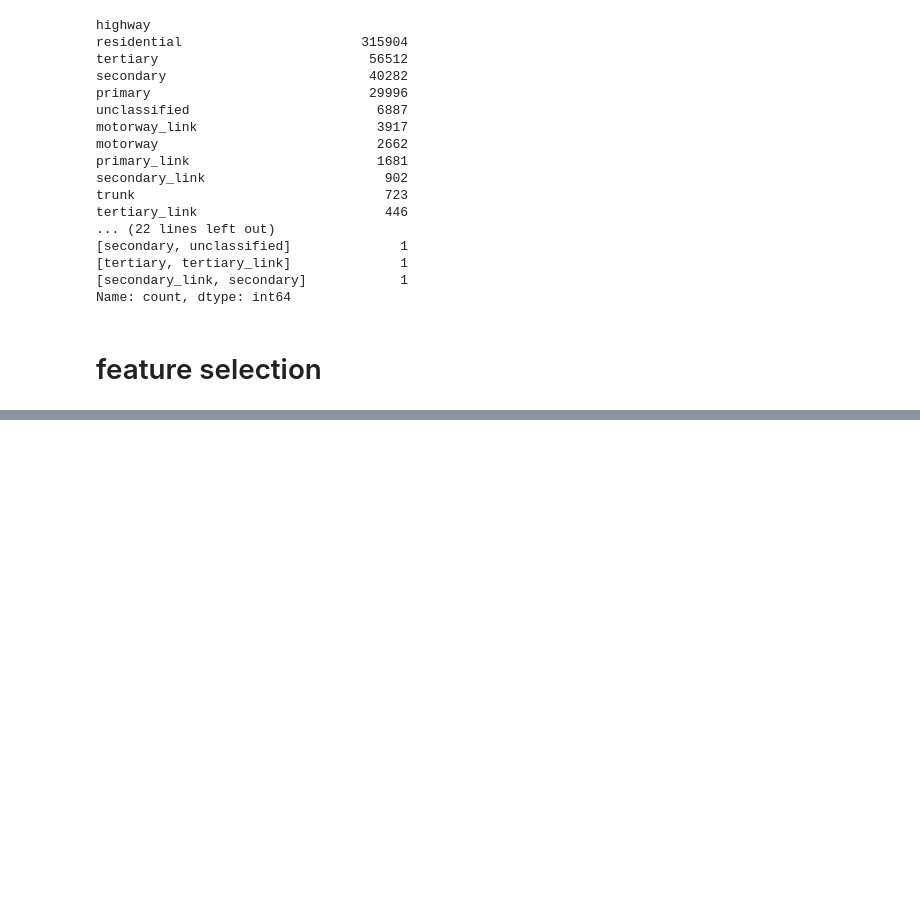
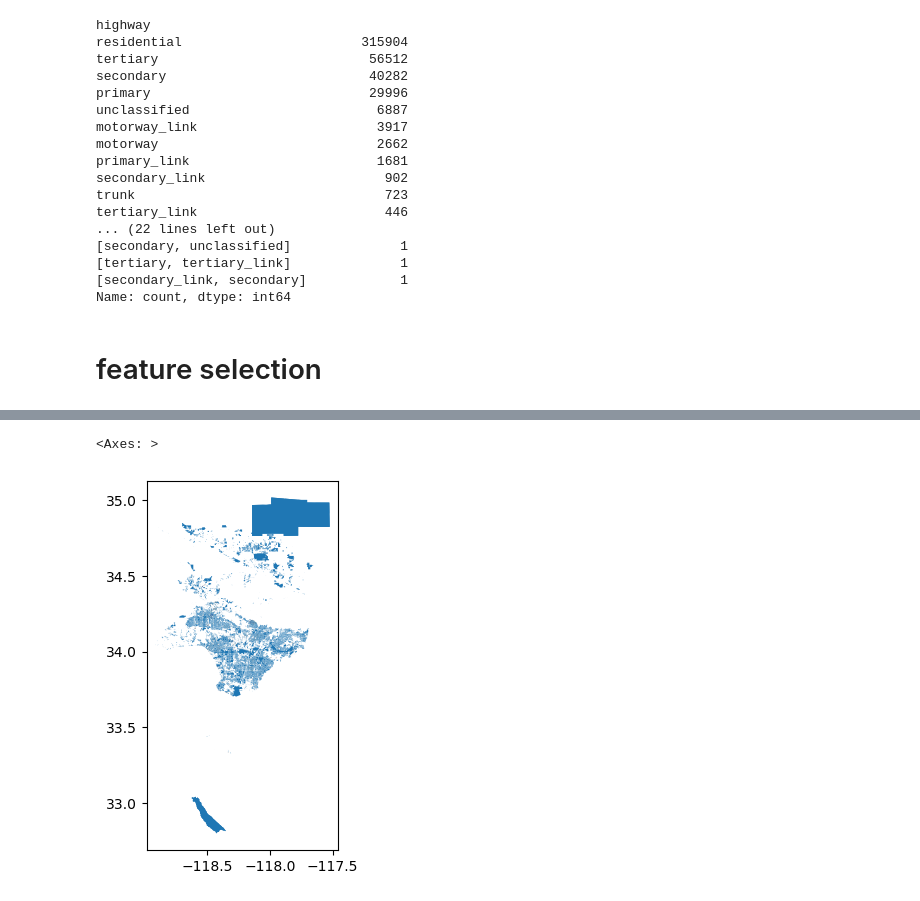
Before and after one commit to JunhongDuan/PurpleAir, a Jupyter notebook: Code/S6_LUR.ipynb, the cells around one changed output, grey strips where cells are left out. Saved outputs shown, nothing was run; the diff lists cells and outputs as text; code cells hidden in the pictures; blank space fills up the shorter version.

```diff
--- a/Code/S6_LUR.ipynb
+++ b/Code/S6_LUR.ipynb
@@ -189,0 +200,5 @@ for label, dist in tqdm(buffer_distances.items()): # 4 sizes of buffer
+# %%
+landuse_types.plot()
+# %% [output]
+<Axes: >
+[figure, added]
```
Also changed, not shown: parts of 32 cells of this notebook.
